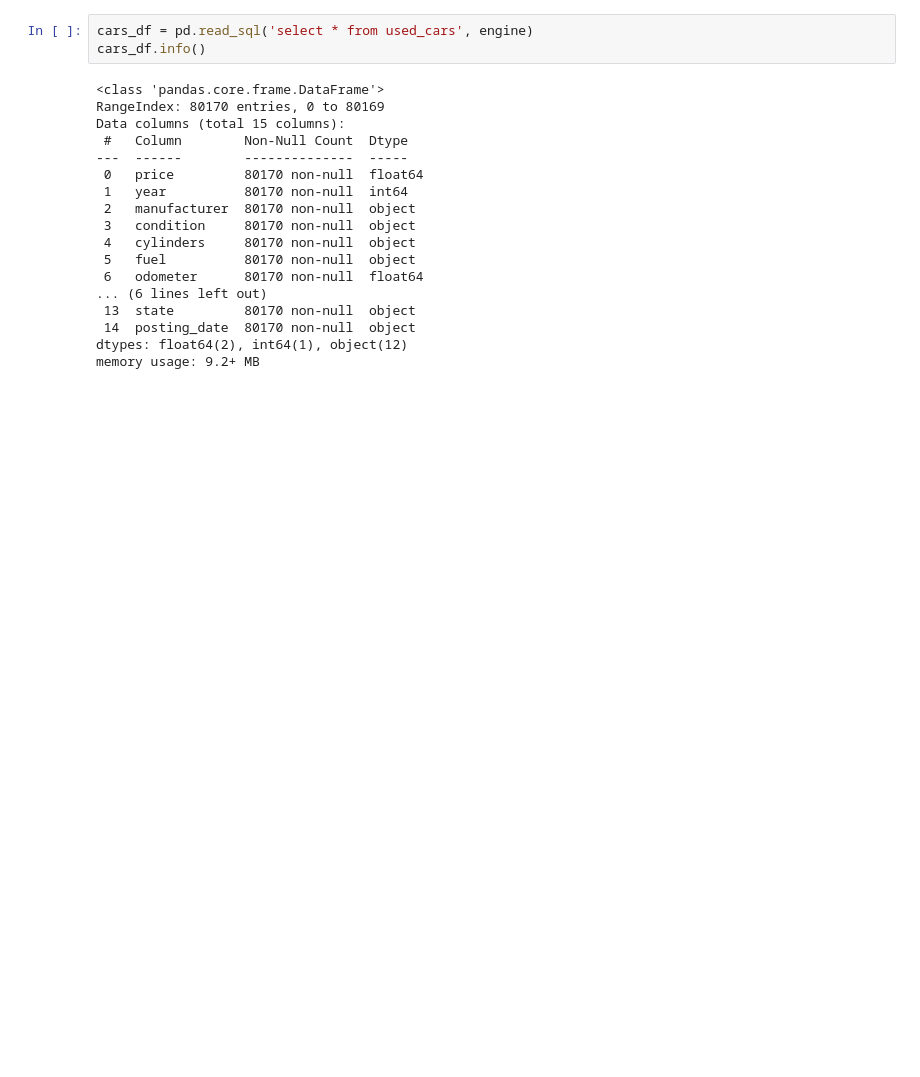
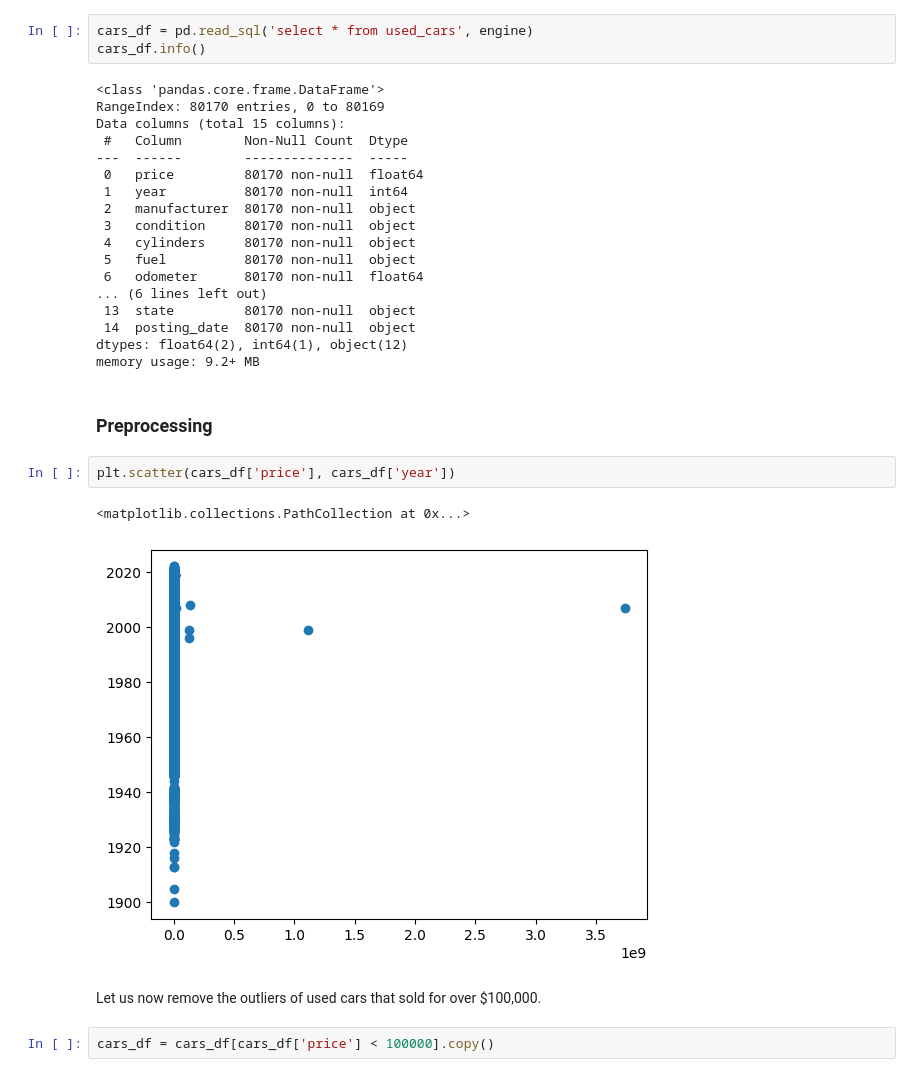
Before and after one commit to jaredap1995/UCB_project_4, a Jupyter notebook: used_cars.ipynb, the cells around one changed output. Drawn from its saved outputs; the diff is of its cells as text; blank space fills up the shorter version.

Commit message:
preprocessing complete

```diff
--- a/used_cars.ipynb
+++ b/used_cars.ipynb
@@ -50,3 +57,14 @@ Data columns (total 15 columns):
  14  posting_date  80170 non-null  object
 dtypes: float64(2), int64(1), object(12)
 memory usage: 9.2+ MB
+# %% [markdown]
+### Preprocessing
+# %%
+plt.scatter(cars_df['price'], cars_df['year'])
+# %% [output]
+<matplotlib.collections.PathCollection at 0x...>
+[figure, added]
+# %% [markdown]
+Let us now remove the outliers of used cars that sold for over $100,000.
+# %%
+cars_df = cars_df[cars_df['price'] < 100000].copy()
```
Also changed, not shown: parts of 9 cells of this notebook.
